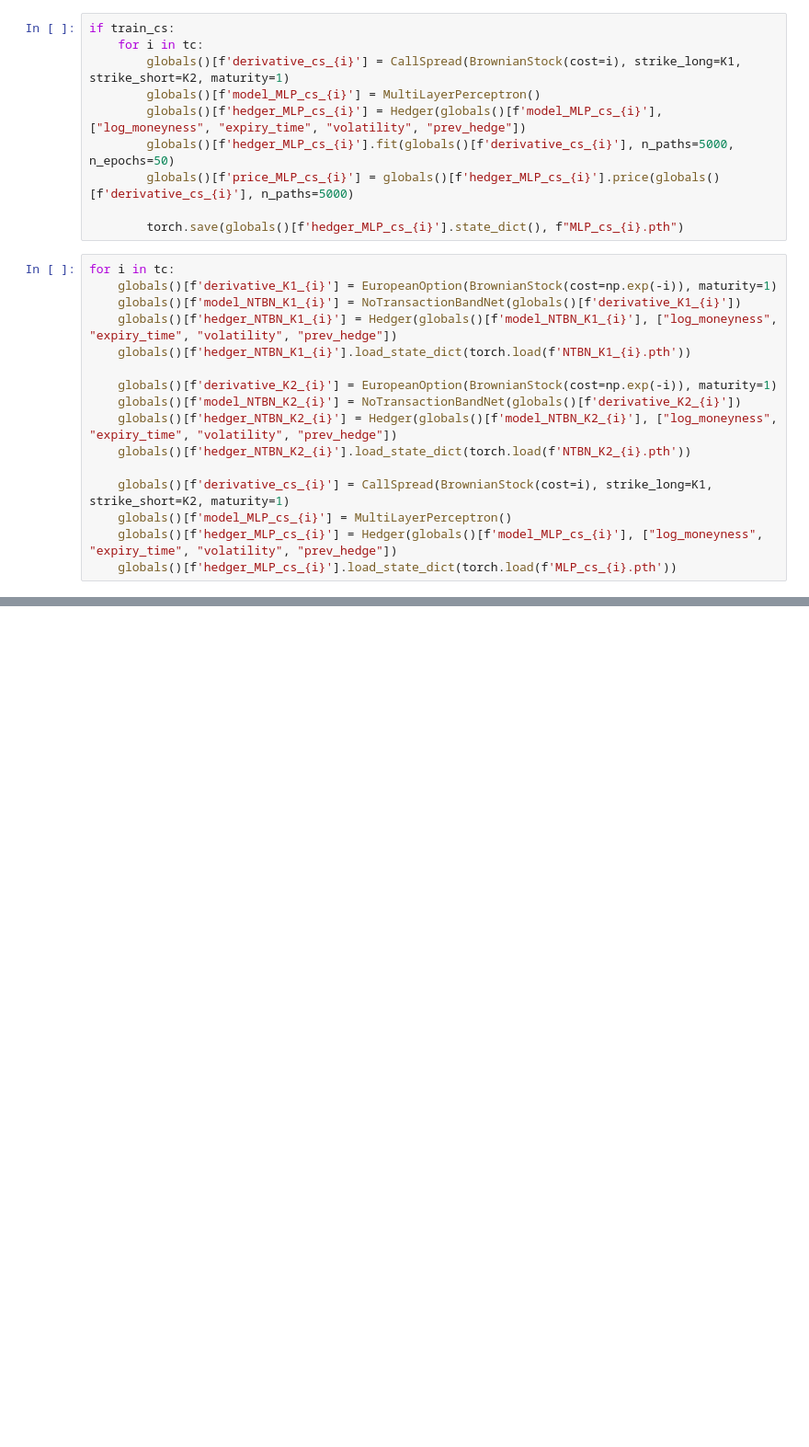
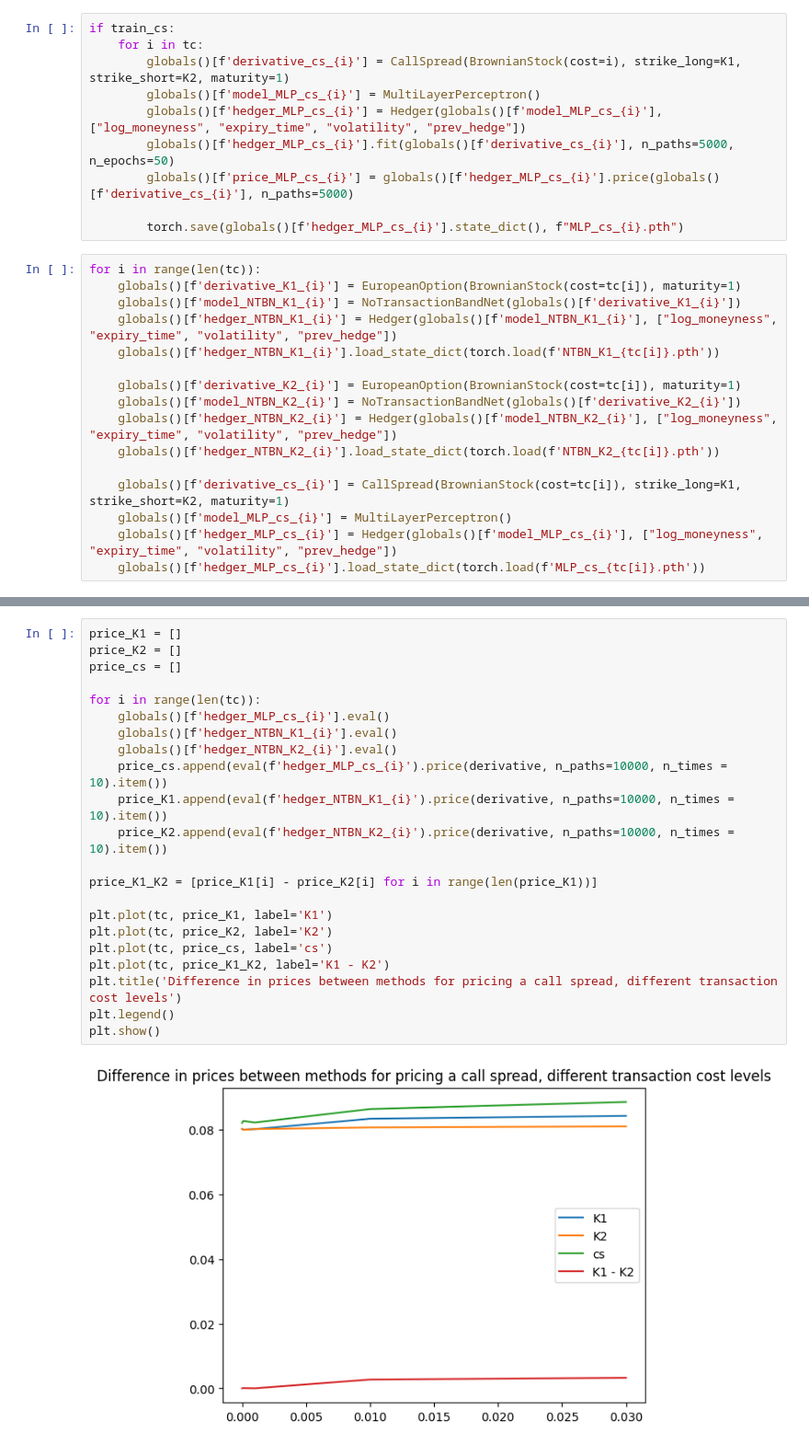
Before and after one commit to JulesArzel/Deep_Hedging_v2, a Jupyter notebook: Deep Reinforcement Learning Approach/Main_Deep_RL_pfhedge.ipynb, the cells around one changed output, grey strips where cells are left out. Shown at 92% size. Cells and saved outputs as stored; diff of their text form; blank space fills up the shorter version.

```diff
--- a/Deep Reinforcement Learning Approach/Main_Deep_RL_pfhedge.ipynb
+++ b/Deep Reinforcement Learning Approach/Main_Deep_RL_pfhedge.ipynb
@@ -543,18 +543,18 @@ if train_cs:
 
         torch.save(globals()[f'hedger_MLP_cs_{i}'].state_dict(), f"MLP_cs_{i}.pth")
 # %%
-for i in tc:
-    globals()[f'derivative_K1_{i}'] = EuropeanOption(BrownianStock(cost=np.exp(-i)), maturity=1)
+for i in range(len(tc)):
+    globals()[f'derivative_K1_{i}'] = EuropeanOption(BrownianStock(cost=tc[i]), maturity=1)
     globals()[f'model_NTBN_K1_{i}'] = NoTransactionBandNet(globals()[f'derivative_K1_{i}'])
     globals()[f'hedger_NTBN_K1_{i}'] = Hedger(globals()[f'model_NTBN_K1_{i}'], ["log_moneyness", "expiry_time", "volatility", "prev_hedge"])
-    globals()[f'hedger_NTBN_K1_{i}'].load_state_dict(torch.load(f'NTBN_K1_{i}.pth'))
+    globals()[f'hedger_NTBN_K1_{i}'].load_state_dict(torch.load(f'NTBN_K1_{tc[i]}.pth'))
 
-    globals()[f'derivative_K2_{i}'] = EuropeanOption(BrownianStock(cost=np.exp(-i)), maturity=1)
+    globals()[f'derivative_K2_{i}'] = EuropeanOption(BrownianStock(cost=tc[i]), maturity=1)
     globals()[f'model_NTBN_K2_{i}'] = NoTransactionBandNet(globals()[f'derivative_K2_{i}'])
     globals()[f'hedger_NTBN_K2_{i}'] = Hedger(globals()[f'model_NTBN_K2_{i}'], ["log_moneyness", "expiry_time", "volatility", "prev_hedge"])
-    globals()[f'hedger_NTBN_K2_{i}'].load_state_dict(torch.load(f'NTBN_K2_{i}.pth'))
+    globals()[f'hedger_NTBN_K2_{i}'].load_state_dict(torch.load(f'NTBN_K2_{tc[i]}.pth'))
 
-    globals()[f'derivative_cs_{i}'] = CallSpread(BrownianStock(cost=i), strike_long=K1, strike_short=K2, maturity=1)
+    globals()[f'derivative_cs_{i}'] = CallSpread(BrownianStock(cost=tc[i]), strike_long=K1, strike_short=K2, maturity=1)
     globals()[f'model_MLP_cs_{i}'] = MultiLayerPerceptron()
     globals()[f'hedger_MLP_cs_{i}'] = Hedger(globals()[f'model_MLP_cs_{i}'], ["log_moneyness", "expiry_time", "volatility", "prev_hedge"])
-    globals()[f'hedger_MLP_cs_{i}'].load_state_dict(torch.load(f'MLP_cs_{i}.pth'))
+    globals()[f'hedger_MLP_cs_{i}'].load_state_dict(torch.load(f'MLP_cs_{tc[i]}.pth'))
@@ -560,0 +563,24 @@ for i in tc:
+# %%
+price_K1 = []
+price_K2 = []
+price_cs = []
+
+for i in range(len(tc)):
+    globals()[f'hedger_MLP_cs_{i}'].eval()
+    globals()[f'hedger_NTBN_K1_{i}'].eval()
+    globals()[f'hedger_NTBN_K2_{i}'].eval()
+    price_cs.append(eval(f'hedger_MLP_cs_{i}').price(derivative, n_paths=10000, n_times = 10).item())
+    price_K1.append(eval(f'hedger_NTBN_K1_{i}').price(derivative, n_paths=10000, n_times = 10).item())
+    price_K2.append(eval(f'hedger_NTBN_K2_{i}').price(derivative, n_paths=10000, n_times = 10).item())
+
+price_K1_K2 = [price_K1[i] - price_K2[i] for i in range(len(price_K1))]
+
+plt.plot(tc, price_K1, label='K1')
+plt.plot(tc, price_K2, label='K2')
+plt.plot(tc, price_cs, label='cs')
+plt.plot(tc, price_K1_K2, label='K1 - K2')
+plt.title('Difference in prices between methods for pricing a call spread, different transaction cost levels')
+plt.legend()
+plt.show()
+# %% [output]
+[figure, added]
```
Also changed, not shown: parts of 4 cells of this notebook.
